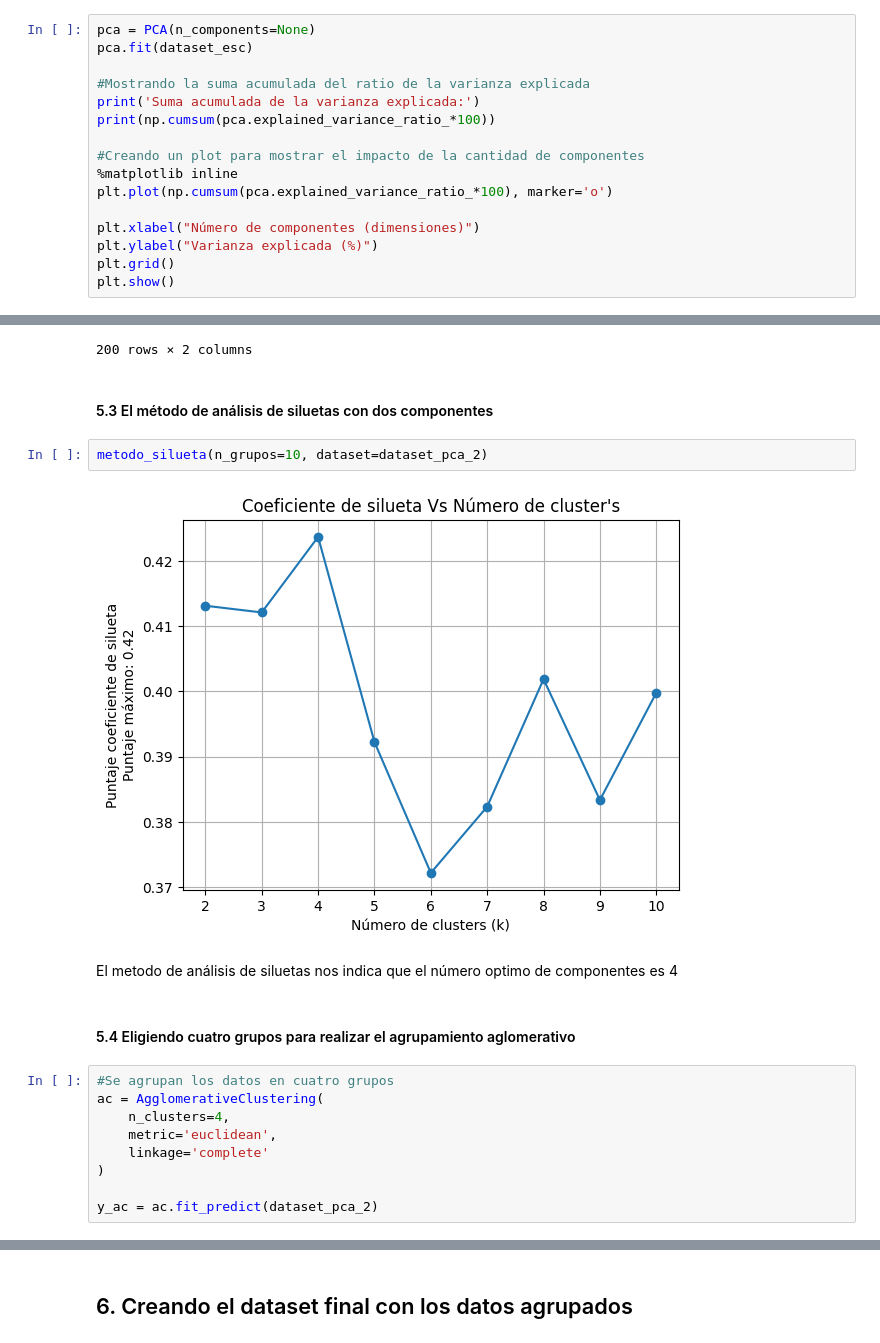
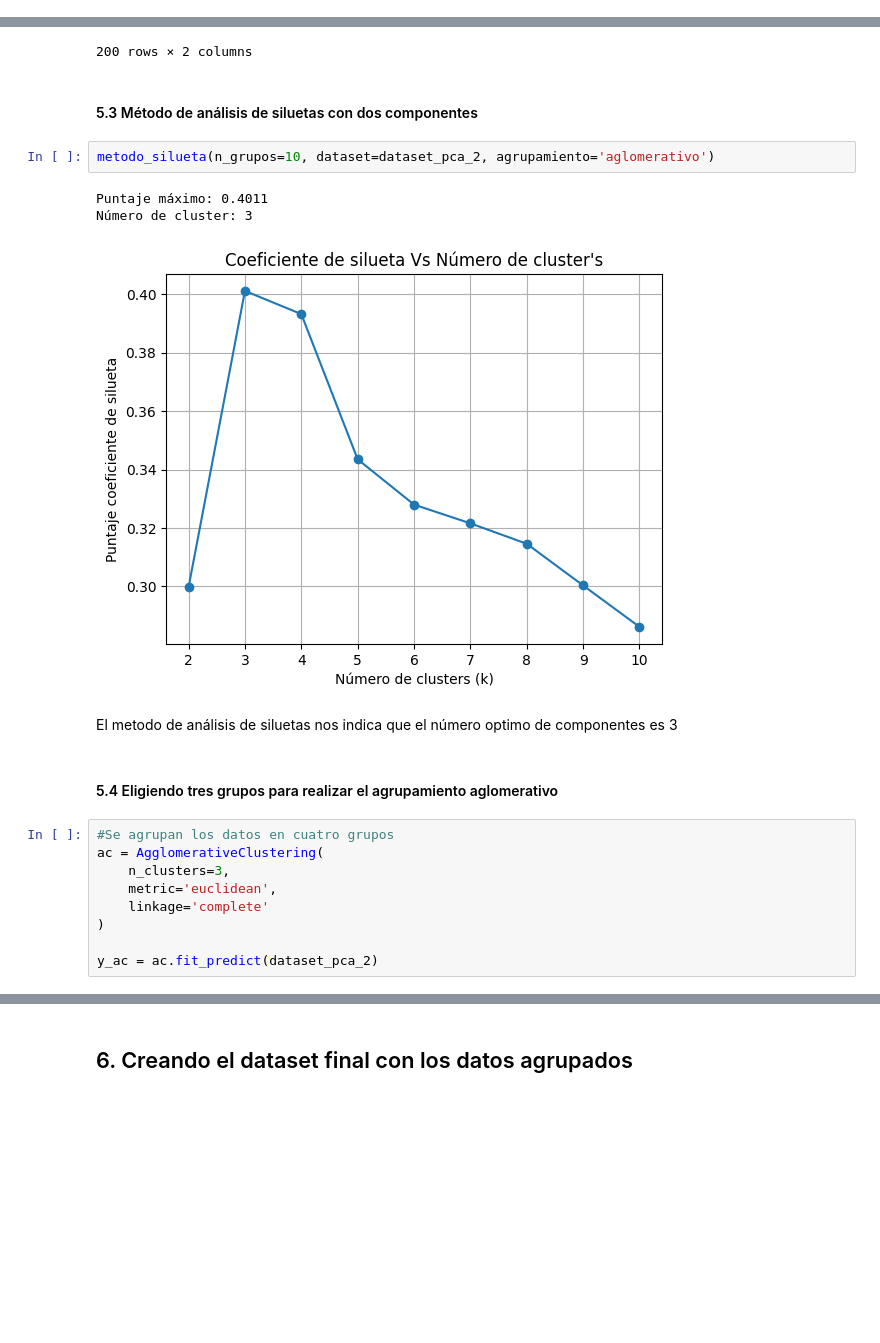
Before and after one commit to DiegoAlejandroLozano/segmentacion_de_clientes, a Jupyter notebook: codigo/agrupamiento_aglomerativo.ipynb, the cells around one changed output, grey strips where cells are left out. Cells and saved outputs as stored; diff of their text form; blank space fills up the shorter version.

```diff
--- a/codigo/agrupamiento_aglomerativo.ipynb
+++ b/codigo/agrupamiento_aglomerativo.ipynb
@@ -76,19 +78,3 @@ Según el análisis del método de siluetas, el número de grupos más optimo es
 ## 5. Aplicando PCA para reducir el número de variables
 # %% [markdown]
 #### 5.1 Aplicando PCA a todos los componentes para verificar que tan bien captura la varianza de todos los datos
-# %%
-pca = PCA(n_components=None)
-pca.fit(dataset_esc)
-
-#Mostrando la suma acumulada del ratio de la varianza explicada
-print('Suma acumulada de la varianza explicada:')
-print(np.cumsum(pca.explained_variance_ratio_*100))
-
-#Creando un plot para mostrar el impacto de la cantidad de componentes
-%matplotlib inline
-plt.plot(np.cumsum(pca.explained_variance_ratio_*100), marker='o')
-
-plt.xlabel("Número de componentes (dimensiones)")
-plt.ylabel("Varianza explicada (%)")
-plt.grid()
-plt.show()
@@ -118,19 +106,21 @@ dataset_pca_2
 | 199 | -1.062706 | 2.017700 |
 200 rows × 2 columns
 # %% [markdown]
-#### 5.3 El método de análisis de siluetas con dos componentes
+#### 5.3 Método de análisis de siluetas con dos componentes
 # %%
-metodo_silueta(n_grupos=10, dataset=dataset_pca_2)
+metodo_silueta(n_grupos=10, dataset=dataset_pca_2, agrupamiento='aglomerativo')
 # %% [output]
+Puntaje máximo: 0.4011
+Número de cluster: 3
-[figure, old version]
+[figure, new version]
 # %% [markdown]
-El metodo de análisis de siluetas nos indica que el número optimo de componentes es 4
+El metodo de análisis de siluetas nos indica que el número optimo de componentes es 3
 # %% [markdown]
-#### 5.4 Eligiendo cuatro grupos para realizar el agrupamiento aglomerativo
+#### 5.4 Eligiendo tres grupos para realizar el agrupamiento aglomerativo
 # %%
 #Se agrupan los datos en cuatro grupos
 ac = AgglomerativeClustering(
-    n_clusters=4,
+    n_clusters=3,
     metric='euclidean',
     linkage='complete'
 )
```
Also changed, not shown: parts of 6 cells of this notebook, 2 other files.
